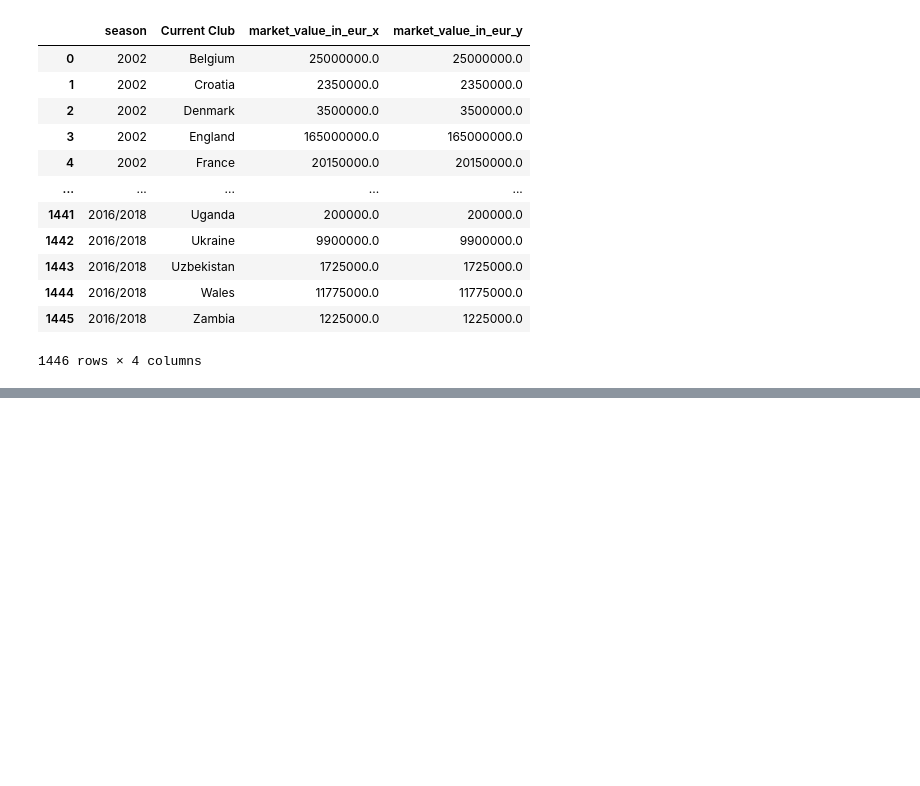
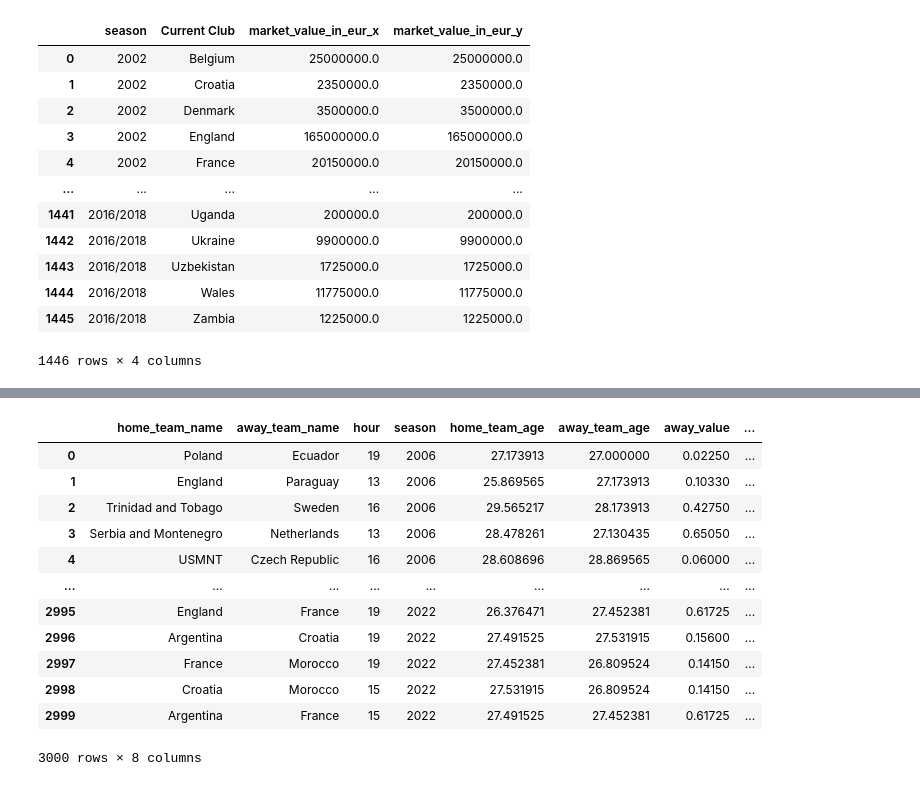
Before and after one commit to yacinemebarki/world_cup_2026_live_prediction, a Jupyter notebook: model_dataExploration/model.ipynb, the cells around one changed output, grey strips where cells are left out. Cells and saved outputs as stored; diff of their text form; code cells hidden in the pictures; blank space fills up the shorter version.

```diff
--- a/model_dataExploration/model.ipynb
+++ b/model_dataExploration/model.ipynb
@@ -641,0 +642,18 @@ memory usage: 45.3+ KB
+# %%
+matches=matches.merge(
+    players[["market_value_in_eur_x","season","Current Club"]]
+        .rename(columns={"market_value_in_eur_x": "away_value"}),
+    left_on=["season","away_team_name"],
+    right_on=["season","Current Club"],
+    how="left"
+)
+matches=matches.drop(columns=["Current Club"])
+matches=matches.merge(
+    players[["market_value_in_eur_x","season","Current Club"]]
+        .rename(columns={"market_value_in_eur_x": "home_value"}),
+    left_on=["season","home_team_name"],
+    right_on=["season","Current Club"],
+    how="left"
+)
+matches=matches.drop(columns=["Current Club"])
+matches
@@ -641,0 +694,3 @@ memory usage: 45.3+ KB
+# %%
+matches=matches.dropna()
+matches.info()
@@ -641,0 +725,4 @@ memory usage: 45.3+ KB
+# %%
+matches["away_value"]=matches["away_value"]/1e8
+matches["home_value"]=matches["home_value"]/1e8
+matches
@@ -641,0 +753,20 @@ memory usage: 45.3+ KB
+# %%
+matches=matches.reset_index()
+matches=matches.drop(columns=["index"])
+# %%
+matches=matches.drop(columns=["Away Team Pre-Match xG","Home Team Pre-Match xG","away_team_goal_count","home_team_goal_count","home_team_goal_count_half_time","away_team_goal_count_half_time"])
+matches
+# %% [output]
+|  | home_team_name | away_team_name | hour | season | home_team_age | away_team_age | away_value | ... |
+| 0 | Poland | Ecuador | 19 | 2006 | 27.173913 | 27.000000 | 0.02250 | ... |
+| 1 | England | Paraguay | 13 | 2006 | 25.869565 | 27.173913 | 0.10330 | ... |
+| 2 | Trinidad and Tobago | Sweden | 16 | 2006 | 29.565217 | 28.173913 | 0.42750 | ... |
+| 3 | Serbia and Montenegro | Netherlands | 13 | 2006 | 28.478261 | 27.130435 | 0.65050 | ... |
+| 4 | USMNT | Czech Republic | 16 | 2006 | 28.608696 | 28.869565 | 0.06000 | ... |
+| ... | ... | ... | ... | ... | ... | ... | ... | ... |
+| 2995 | England | France | 19 | 2022 | 26.376471 | 27.452381 | 0.61725 | ... |
+| 2996 | Argentina | Croatia | 19 | 2022 | 27.491525 | 27.531915 | 0.15600 | ... |
+| 2997 | France | Morocco | 19 | 2022 | 27.452381 | 26.809524 | 0.14150 | ... |
+| 2998 | Croatia | Morocco | 15 | 2022 | 27.531915 | 26.809524 | 0.14150 | ... |
+| 2999 | Argentina | France | 15 | 2022 | 27.491525 | 27.452381 | 0.61725 | ... |
+3000 rows × 8 columns
```
Also changed, not shown: parts of 10 cells of this notebook, 1 other file.
